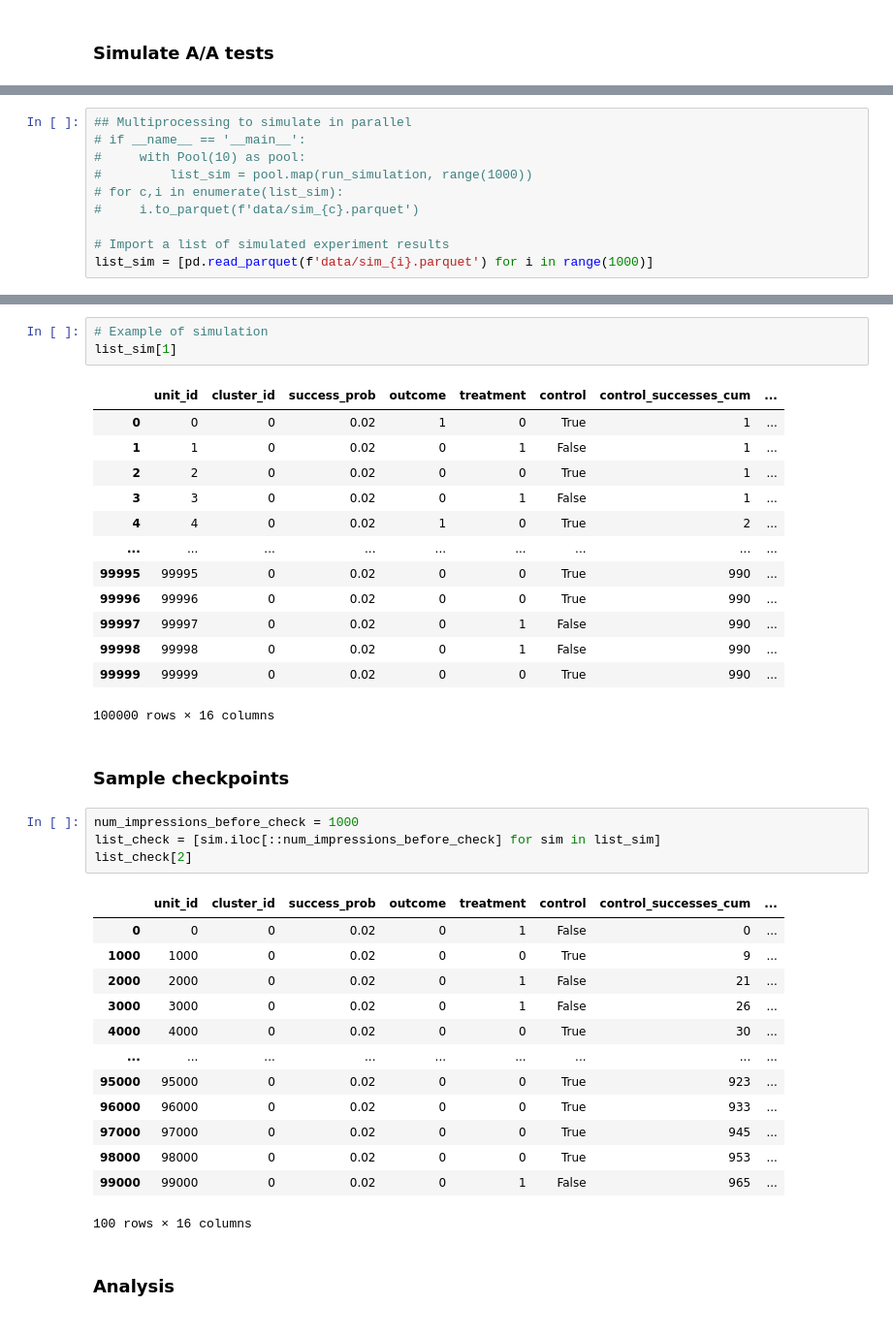
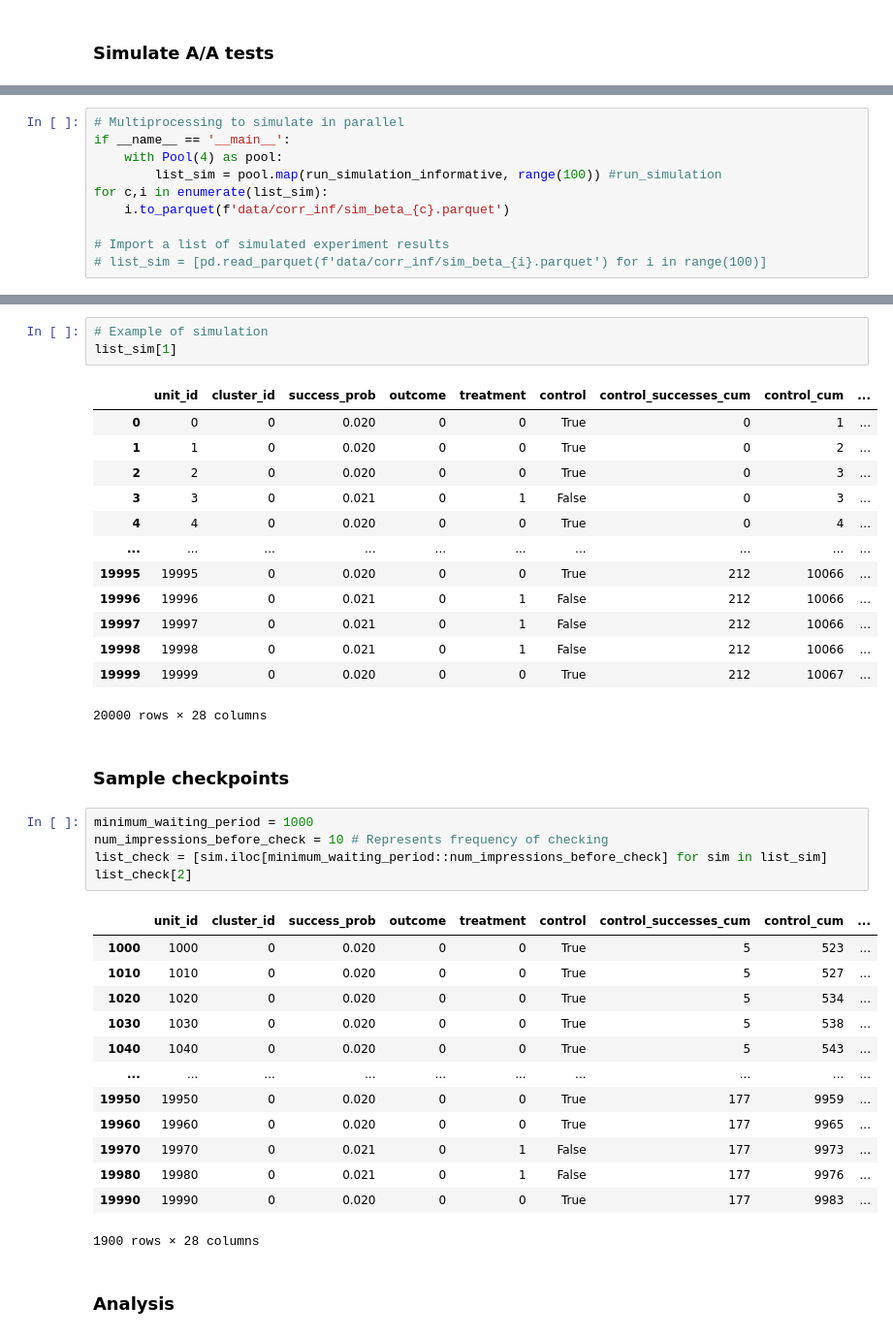
Before and after one commit to sanmayshelat/learn-bayes, a Jupyter notebook: optional_stopping.ipynb, the cells around one changed output, grey strips where cells are left out. Shown at 97% size. Cells and saved outputs as stored; diff of their text form.

```diff
--- a/optional_stopping.ipynb
+++ b/optional_stopping.ipynb
@@ -35,10 +25,10 @@ run_simulation(_)
 # %%
-## Multiprocessing to simulate in parallel
-# if __name__ == '__main__':
-#     with Pool(10) as pool:
-#         list_sim = pool.map(run_simulation, range(1000))
-# for c,i in enumerate(list_sim):
-#     i.to_parquet(f'data/sim_{c}.parquet')
+# Multiprocessing to simulate in parallel
+if __name__ == '__main__':
+    with Pool(4) as pool:
+        list_sim = pool.map(run_simulation_informative, range(100)) #run_simulation
+for c,i in enumerate(list_sim):
+    i.to_parquet(f'data/corr_inf/sim_beta_{c}.parquet')
 
 # Import a list of simulated experiment results
-list_sim = [pd.read_parquet(f'data/sim_{i}.parquet') for i in range(1000)]
+# list_sim = [pd.read_parquet(f'data/corr_inf/sim_beta_{i}.parquet') for i in range(100)]
@@ -46,38 +58,39 @@ list_sim = [pd.read_parquet(f'data/sim_{i}.parquet') for i in range(1000)]
 # Example of simulation
 list_sim[1]
 # %% [output]
-|  | unit_id | cluster_id | success_prob | outcome | treatment | control | control_successes_cum | ... |
-| 0 | 0 | 0 | 0.02 | 1 | 0 | True | 1 | ... |
-| 1 | 1 | 0 | 0.02 | 0 | 1 | False | 1 | ... |
-| 2 | 2 | 0 | 0.02 | 0 | 0 | True | 1 | ... |
-| 3 | 3 | 0 | 0.02 | 0 | 1 | False | 1 | ... |
-| 4 | 4 | 0 | 0.02 | 1 | 0 | True | 2 | ... |
-| ... | ... | ... | ... | ... | ... | ... | ... | ... |
-| 99995 | 99995 | 0 | 0.02 | 0 | 0 | True | 990 | ... |
-| 99996 | 99996 | 0 | 0.02 | 0 | 0 | True | 990 | ... |
-| 99997 | 99997 | 0 | 0.02 | 0 | 1 | False | 990 | ... |
-| 99998 | 99998 | 0 | 0.02 | 0 | 1 | False | 990 | ... |
-| 99999 | 99999 | 0 | 0.02 | 0 | 0 | True | 990 | ... |
+|  | unit_id | cluster_id | success_prob | outcome | treatment | control | control_successes_cum | control_cum | ... |
+| 0 | 0 | 0 | 0.020 | 0 | 0 | True | 0 | 1 | ... |
+| 1 | 1 | 0 | 0.020 | 0 | 0 | True | 0 | 2 | ... |
+| 2 | 2 | 0 | 0.020 | 0 | 0 | True | 0 | 3 | ... |
+| 3 | 3 | 0 | 0.021 | 0 | 1 | False | 0 | 3 | ... |
+| 4 | 4 | 0 | 0.020 | 0 | 0 | True | 0 | 4 | ... |
+| ... | ... | ... | ... | ... | ... | ... | ... | ... | ... |
+| 19995 | 19995 | 0 | 0.020 | 0 | 0 | True | 212 | 10066 | ... |
+| 19996 | 19996 | 0 | 0.021 | 0 | 1 | False | 212 | 10066 | ... |
+| 19997 | 19997 | 0 | 0.021 | 0 | 1 | False | 212 | 10066 | ... |
+| 19998 | 19998 | 0 | 0.021 | 0 | 1 | False | 212 | 10066 | ... |
+| 19999 | 19999 | 0 | 0.020 | 0 | 0 | True | 212 | 10067 | ... |
-100000 rows × 16 columns
+20000 rows × 28 columns
 # %% [markdown]
 ### Sample checkpoints
 # %%
-num_impressions_before_check = 1000
-list_check = [sim.iloc[::num_impressions_before_check] for sim in list_sim]
+minimum_waiting_period = 1000
+num_impressions_before_check = 10 # Represents frequency of checking
+list_check = [sim.iloc[minimum_waiting_period::num_impressions_before_check] for sim in list_sim]
 list_check[2]
 # %% [output]
-|  | unit_id | cluster_id | success_prob | outcome | treatment | control | control_successes_cum | ... |
-| 0 | 0 | 0 | 0.02 | 0 | 1 | False | 0 | ... |
-| 1000 | 1000 | 0 | 0.02 | 0 | 0 | True | 9 | ... |
-| 2000 | 2000 | 0 | 0.02 | 0 | 1 | False | 21 | ... |
-| 3000 | 3000 | 0 | 0.02 | 0 | 1 | False | 26 | ... |
-| 4000 | 4000 | 0 | 0.02 | 0 | 0 | True | 30 | ... |
-| ... | ... | ... | ... | ... | ... | ... | ... | ... |
-| 95000 | 95000 | 0 | 0.02 | 0 | 0 | True | 923 | ... |
-| 96000 | 96000 | 0 | 0.02 | 0 | 0 | True | 933 | ... |
-| 97000 | 97000 | 0 | 0.02 | 0 | 0 | True | 945 | ... |
-| 98000 | 98000 | 0 | 0.02 | 0 | 0 | True | 953 | ... |
-| 99000 | 99000 | 0 | 0.02 | 0 | 1 | False | 965 | ... |
+|  | unit_id | cluster_id | success_prob | outcome | treatment | control | control_successes_cum | control_cum | ... |
+| 1000 | 1000 | 0 | 0.020 | 0 | 0 | True | 5 | 523 | ... |
+| 1010 | 1010 | 0 | 0.020 | 0 | 0 | True | 5 | 527 | ... |
+| 1020 | 1020 | 0 | 0.020 | 0 | 0 | True | 5 | 534 | ... |
+| 1030 | 1030 | 0 | 0.020 | 0 | 0 | True | 5 | 538 | ... |
+| 1040 | 1040 | 0 | 0.020 | 0 | 0 | True | 5 | 543 | ... |
+| ... | ... | ... | ... | ... | ... | ... | ... | ... | ... |
+| 19950 | 19950 | 0 | 0.020 | 0 | 0 | True | 177 | 9959 | ... |
+| 19960 | 19960 | 0 | 0.020 | 0 | 0 | True | 177 | 9965 | ... |
+| 19970 | 19970 | 0 | 0.021 | 0 | 1 | False | 177 | 9973 | ... |
+| 19980 | 19980 | 0 | 0.021 | 0 | 1 | False | 177 | 9976 | ... |
+| 19990 | 19990 | 0 | 0.020 | 0 | 0 | True | 177 | 9983 | ... |
-100 rows × 16 columns
+1900 rows × 28 columns
 # %% [markdown]
 ### Analysis
```
Also changed, not shown: parts of 22 cells of this notebook, 1 other file.
